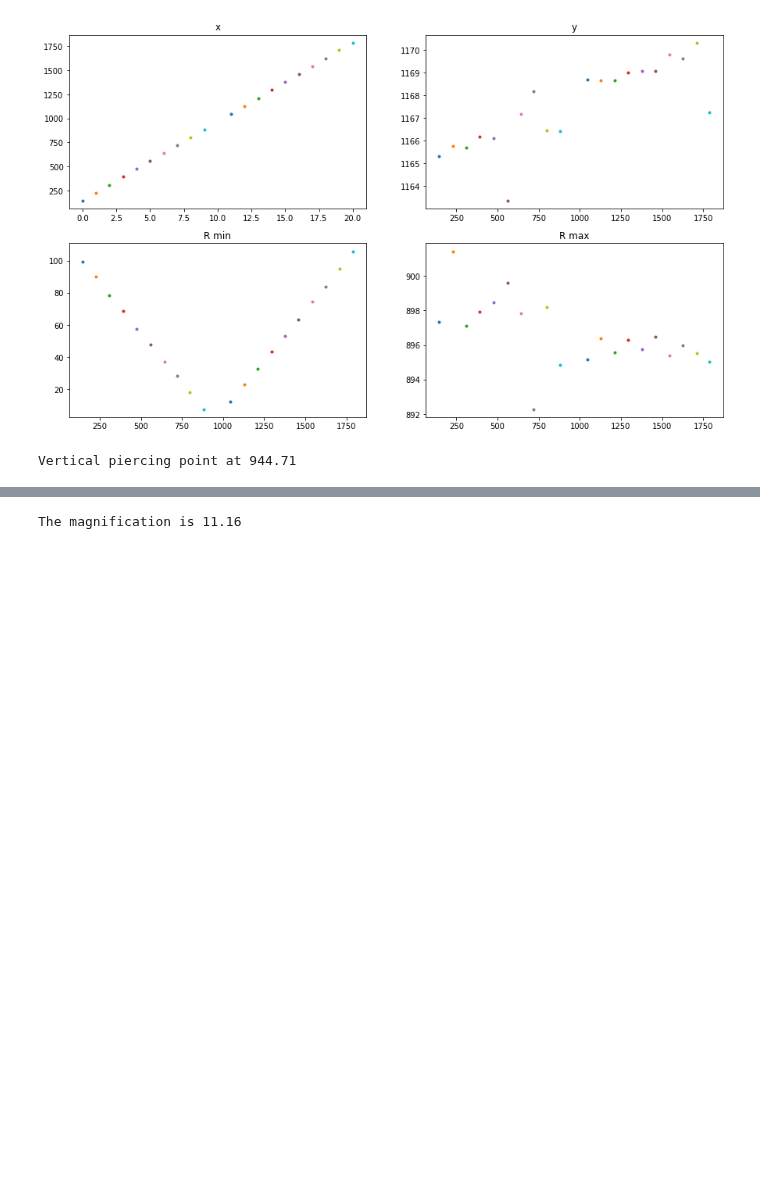
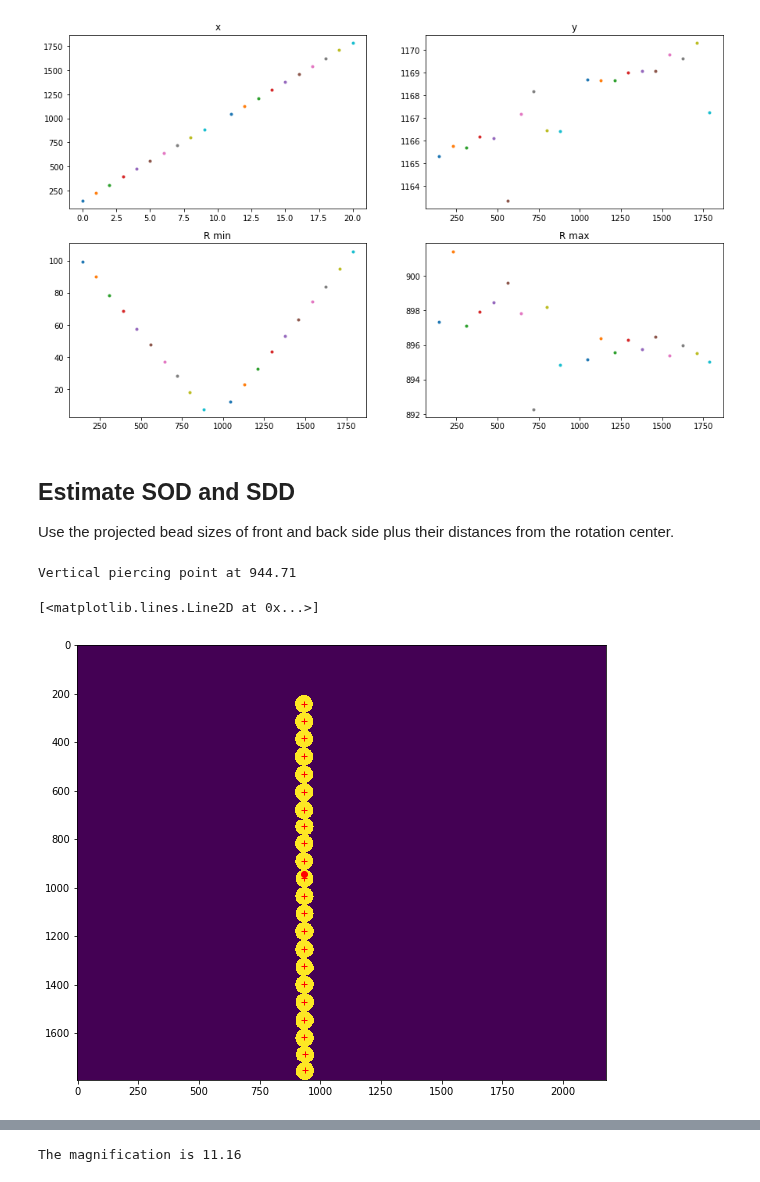
Before and after one commit to neutronimaging/scripts, a Jupyter notebook: python/notebooks/CBCTCalibration.ipynb, the cells around one changed output, grey strips where cells are left out. Drawn from its saved outputs; the diff is of its cells as text; code cells hidden in the pictures; blank space fills up the shorter version.

```diff
--- a/python/notebooks/CBCTCalibration.ipynb
+++ b/python/notebooks/CBCTCalibration.ipynb
@@ -344,6 +297,0 @@ res=rearrangeCOG(beadlist,N)
-# %%
-plt.figure(figsize=[15,15])
-for idx in np.arange(0,N) :
-    plt.subplot(5,4,idx+1)
-    plt.plot(res[:,1,idx],res[:,0,idx],'.')
-    plt.title("Ring #{}".format(idx))
@@ -426,6 +364,9 @@ for pidx in pars :
     ax[3].set_title('R max')
 # %% [output]
 [figure]
+# %% [markdown]
+## Estimate SOD and SDD
+Use the projected bead sizes of front and back side plus their distances from the rotation center.
 # %%
 def findMinRadius(pars, split) :
     x = []
@@ -448,6 +389,19 @@ vpiercing=findMinRadius(pars,10)
 print('Vertical piercing point at {:0.2f}'.format(vpiercing))
 # %% [output]
 Vertical piercing point at 944.71
+# %%
+idx=10
+c=2.5
+cog=findBeads(tcal[:,:,idx],disk(15),c=c)
+
+plt.figure(figsize=[12,8])
+plt.imshow(tcal[:,:,idx])
+
+plt.plot(cog[:,1]-1,cog[:,0]-1,'r+')
+plt.plot(cog[10,1]-1,vpiercing,'ro')
+# %% [output]
+[<matplotlib.lines.Line2D at 0x...>]
+[figure, added]
 # %%
 def sampleTilt(pars) :
     x = []
```
Also changed, not shown: parts of 22 cells of this notebook, 5 other files.
